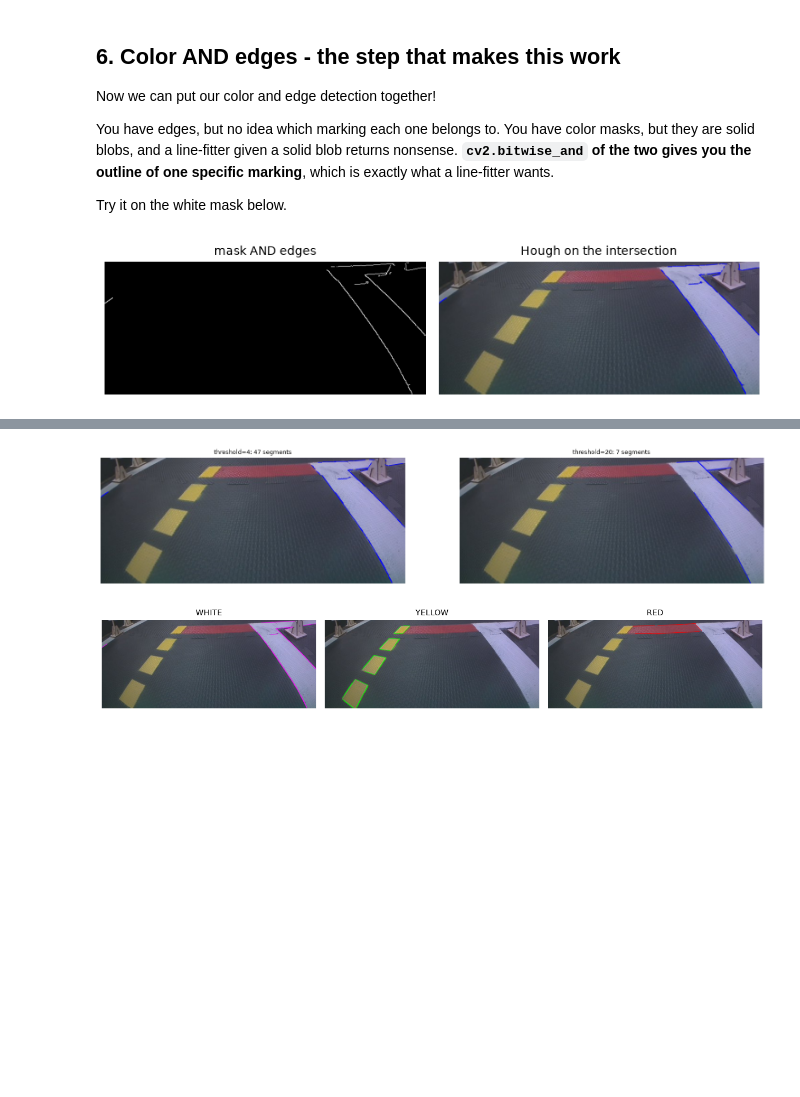
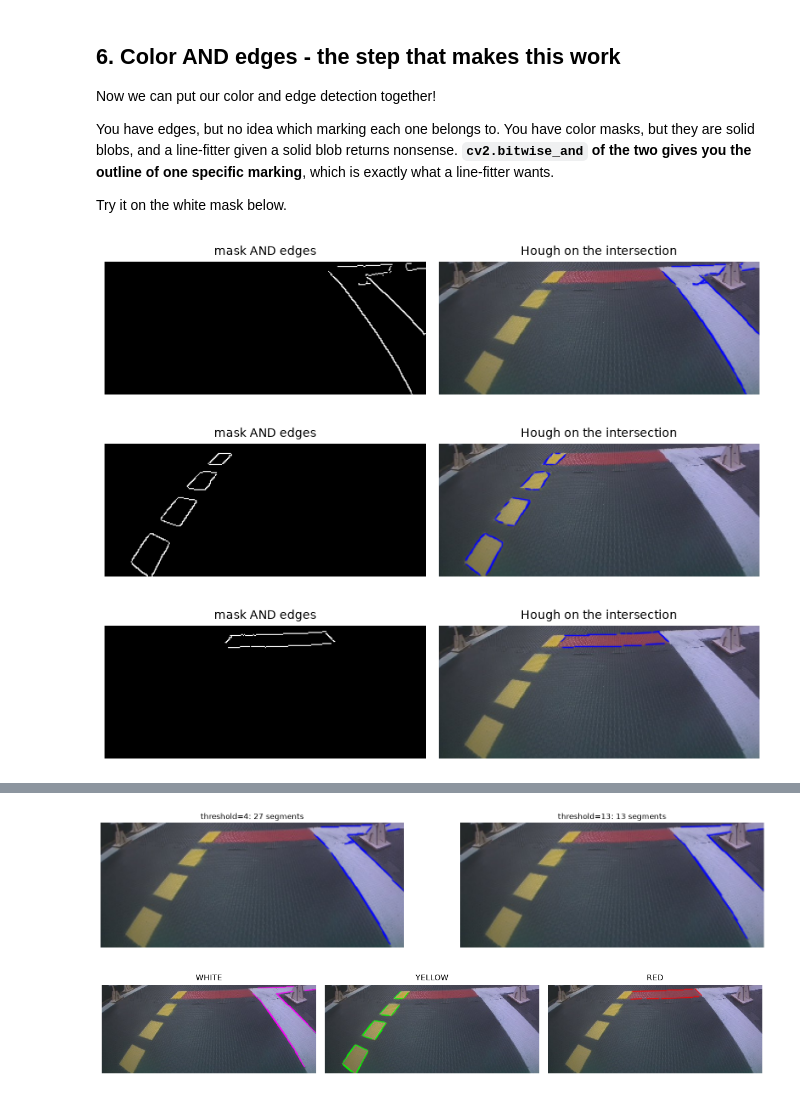
Before and after one commit to bja1701/dt_lab4, a Jupyter notebook: notebooks/lane_detection_activity.ipynb, the cells around one changed output, grey strips where cells are left out. Saved outputs shown, nothing was run; the diff lists cells and outputs as text; code cells hidden in the pictures; blank space fills up the shorter version.

```diff
--- a/notebooks/lane_detection_activity.ipynb
+++ b/notebooks/lane_detection_activity.ipynb
@@ -102,7 +104,7 @@ Two separate reasons for those two steps, and it is worth keeping them apart:
 * Crop is about relevance - What part of the image do you want to see?
 # %%
 # TODO: Tune parameters to what you think it should be for your bot.
-IMG_SIZE = (640,480)       # (width, height). The original is (640, 480); keep its aspect ratio.
+IMG_SIZE = (320, 240)       # (width, height). The original is (640, 480); keep its aspect ratio.
 TOP_CUTOFF = .45     # fraction of top of image to throw away (to remove non-road or far away road)
 
 # Resize
@@ -224,7 +229,7 @@ are as good as you can get them.
 #
 # Use the numbers you printed in section 2 as a starting point, then adjust
 # while watching the pictures below.
-WHITE_LOW,  WHITE_HIGH  = np.array([70, 40, 110]), np.array([130, 150, 250])
+WHITE_LOW,  WHITE_HIGH  = np.array([80, 40, 130]), np.array([130, 75, 250])
 YELLOW_LOW, YELLOW_HIGH = np.array([15, 60, 80]), np.array([60, 220, 220])
 
 mask_white  = cv2.inRange(hsv, WHITE_LOW,  WHITE_HIGH)
@@ -246,11 +251,16 @@ the cut - some red pixels land near H=0 and some near H=179. No single
 
 NOTE: You may not need both ranges in practice but it is good to know how to handle it!
 # %%
+# Print the HSV values for the points of interest.
+print(f"{'':22s} {'H':>5s} {'S':>5s} {'V':>5s}")
+for name, (x, y) in points.items():
+    print(f"{name:22s} {hsv[y,x,0]:5d} {hsv[y,x,1]:5d} {hsv[y,x,2]:5d}")
+
 # TODO: Find two ranges, one at each end of the hue circle, combined with
 # cv2.bitwise_or. Red near H=0 and red near H=179 are the same color.
 # red values 174   104   174
-RED_LOW_1, RED_HIGH_1 = np.array([150, 50, 100]), np.array([210, 200, 255])
-RED_LOW_2, RED_HIGH_2 = np.array([0, 0, 0]), np.array([10, 20, 60])
+RED_LOW_1, RED_HIGH_1 = np.array([135, 80, 95]), np.array([179, 185, 200])
+RED_LOW_2, RED_HIGH_2 = np.array([0, 80, 95]), np.array([21, 185, 200])
 
 # TODO: Write your cv2.inRange calls and combine the two masks with cv2.bitwise_or
 
@@ -291,10 +306,10 @@ def clean(mask):
     # TODO: erode to drop speckle, then dilate. Remember the second reason for
     # the dilation - the mask has to reach out over the Canny edges you find in
     # section 6.
-    m = mask          # TODO: cv2.erode(...)
-    m = m             # TODO: cv2.dilate(...)
-    cv2.erode(m, kernel, m, iterations=ERODE_ITERS)
-    cv2.dilate(m, kernel, m, iterations=DILATE_ITERS)
+    m = cv2.erode(mask, kernel, iterations=ERODE_ITERS);          # TODO: cv2.erode(...)
+    m = cv2.dilate(m, kernel, iterations=DILATE_ITERS);             # TODO: cv2.dilate(...)
+    # cv2.erode(m, kernel, m, iterations=ERODE_ITERS)
+    # cv2.dilate(m, kernel, m, iterations=DILATE_ITERS)
     return m
 
 clean_white  = clean(mask_white)
@@ -302,6 +317,9 @@ clean_yellow = clean(mask_yellow)
 clean_red    = clean(mask_red)
 
 show(mask_white, clean_white, titles=["white, raw", "white, eroded then dilated"], size=4.5)
+show(mask_yellow, clean_yellow, titles=["yellow, raw", "yellow, eroded then dilated"], size=4.5)
+show(mask_red, clean_red, titles=["red, raw", "red, eroded then dilated"], size=4.5)
+
 print(f"white  {int(mask_white.sum()//255):5d} -> {int(clean_white.sum()//255):5d} px")
 print(f"yellow {int(mask_yellow.sum()//255):5d} -> {int(clean_yellow.sum()//255):5d} px")
 # %% [output]
@@ -347,15 +367,23 @@ marking**, which is exactly what a line-fitter wants.
 Try it on the white mask below.
 # %%
 white_edges = cv2.bitwise_and(clean_white, edges)  # TODO use cv2.bitwise_and to combine the clean white mask with the edges
+yellow_edges = cv2.bitwise_and(clean_yellow, edges);
+red_edges = cv2.bitwise_and(clean_red, edges);
 
-white_lines = cv2.HoughLinesP(white_edges, rho=1, theta=np.pi / 180, threshold=4,
-                            minLineLength=3, maxLineGap=3)
 
-show(cv2.cvtColor(white_edges, cv2.COLOR_GRAY2BGR), draw(cropped, white_lines),
-     titles=["mask AND edges",
-             f"Hough on the intersection"], size=4)
+white_lines = cv2.HoughLinesP(white_edges, rho=1, theta=np.pi / 180, threshold=4, minLineLength=3, maxLineGap=3);
+yellow_lines = cv2.HoughLinesP(yellow_edges, rho=1, theta=np.pi / 180, threshold=4, minLineLength=3, maxLineGap=3);
+red_lines = cv2.HoughLinesP(red_edges, rho=1, theta=np.pi / 180, threshold=4, minLineLength=3, maxLineGap=3);
+
+show(cv2.cvtColor(white_edges, cv2.COLOR_GRAY2BGR), draw(cropped, white_lines), titles=["mask AND edges", f"Hough on the intersection"], size=4)
+show(cv2.cvtColor(yellow_edges, cv2.COLOR_GRAY2BGR), draw(cropped, yellow_lines), titles=["mask AND edges", f"Hough on the intersection"], size=4)
+show(cv2.cvtColor(red_edges, cv2.COLOR_GRAY2BGR), draw(cropped, red_lines), titles=["mask AND edges", f"Hough on the intersection"], size=4)
+
+# show( mask_red,clean_red, cv2.cvtColor(red_edges, cv2.COLOR_GRAY2BGR), titles=["red raw", "red clean", "red mask AND edges"], size=4);
 # %% [output]
-[figure, old version]
+[figure, new version]
+[figure, added]
+[figure, added]
 # %% [markdown]
 ## 7. The Hough transform, and its four knobs
 
@@ -380,27 +408,27 @@ in section 8 - for now, judge just the colored lines.*
 # COMPARE TWO sets of Hough parameters
 # TODO change these parameters to see how the number of segments changes.
 HOUGH_PARMS1 = (4, 5, 3)   # threshold, minLineLength, maxLineGap
-HOUGH_PARMS2 = (20,40,20)   # threshold, minLineLength, maxLineGap
+HOUGH_PARMS2 = (13, 4, 8)   # threshold, minLineLength, maxLineGap
 
 fig, axes = plt.subplots(1, 2, figsize=(16, 3.2))
 
 l1 = cv2.HoughLinesP(white_edges, rho=1, theta=np.pi / 180, threshold=HOUGH_PARMS1[0],
                             minLineLength=HOUGH_PARMS1[1], maxLineGap=HOUGH_PARMS1[2])
 axes[0].imshow(cv2.cvtColor(draw(cropped, l1), cv2.COLOR_BGR2RGB))
-axes[0].set_title(f"threshold={HOUGH_PARMS1[0]}: {len(l1)} segments", fontsize=9)
+axes[0].set_title(f"threshold={HOUGH_PARMS1[0]}: {len(l1)} segments", fontsize=12)
 axes[0].axis("off")
 
 l2 = cv2.HoughLinesP(white_edges, rho=1, theta=np.pi / 180, threshold=HOUGH_PARMS2[0],
                             minLineLength=HOUGH_PARMS2[1], maxLineGap=HOUGH_PARMS2[2])
 
 axes[1].imshow(cv2.cvtColor(draw(cropped, l2), cv2.COLOR_BGR2RGB))
-axes[1].set_title(f"threshold={HOUGH_PARMS2[0]}: {len(l2)} segments", fontsize=9)
+axes[1].set_title(f"threshold={HOUGH_PARMS2[0]}: {len(l2)} segments", fontsize=12)
 axes[1].axis("off")
 
 plt.tight_layout()
 plt.show()
 # %% [output]
-[figure, old version]
+[figure, new version]
 # %%
 # TODO: settle on the values you liked above. All three colors then go
 # through the same bitwise_and + Hough.
```
Also changed, not shown: parts of 10 cells of this notebook.
